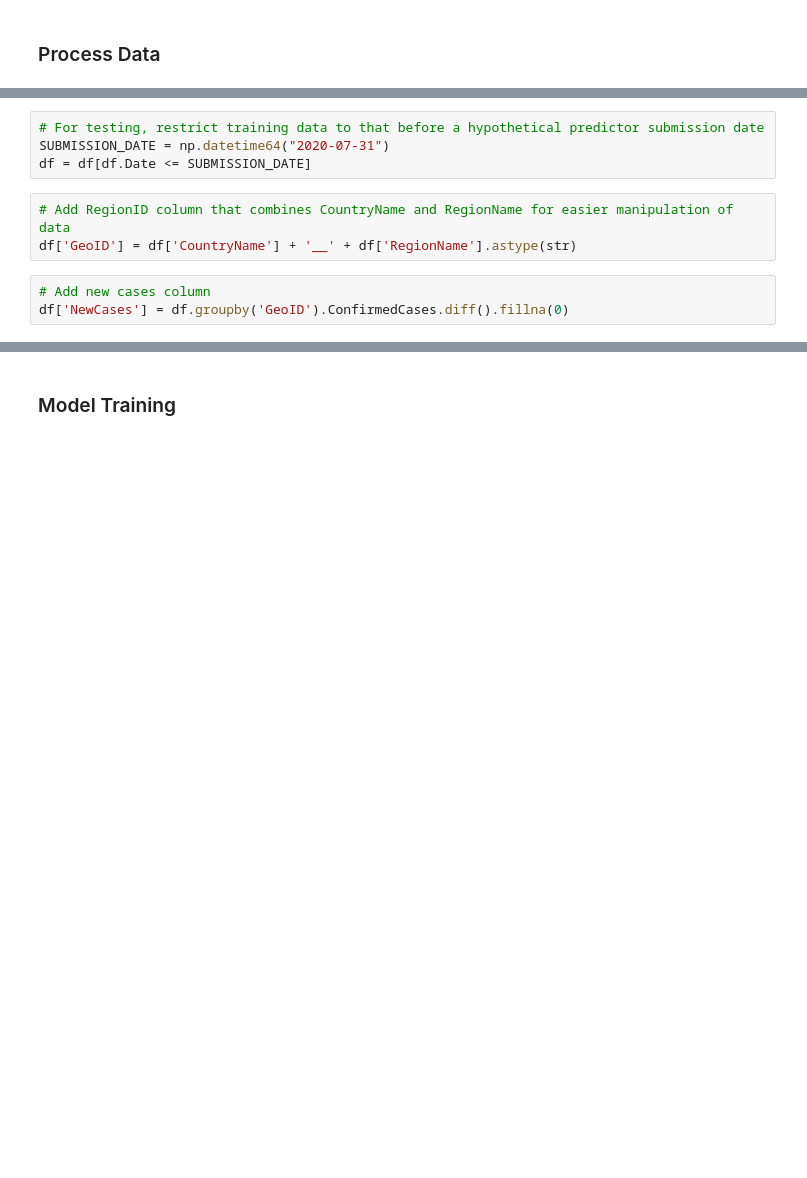
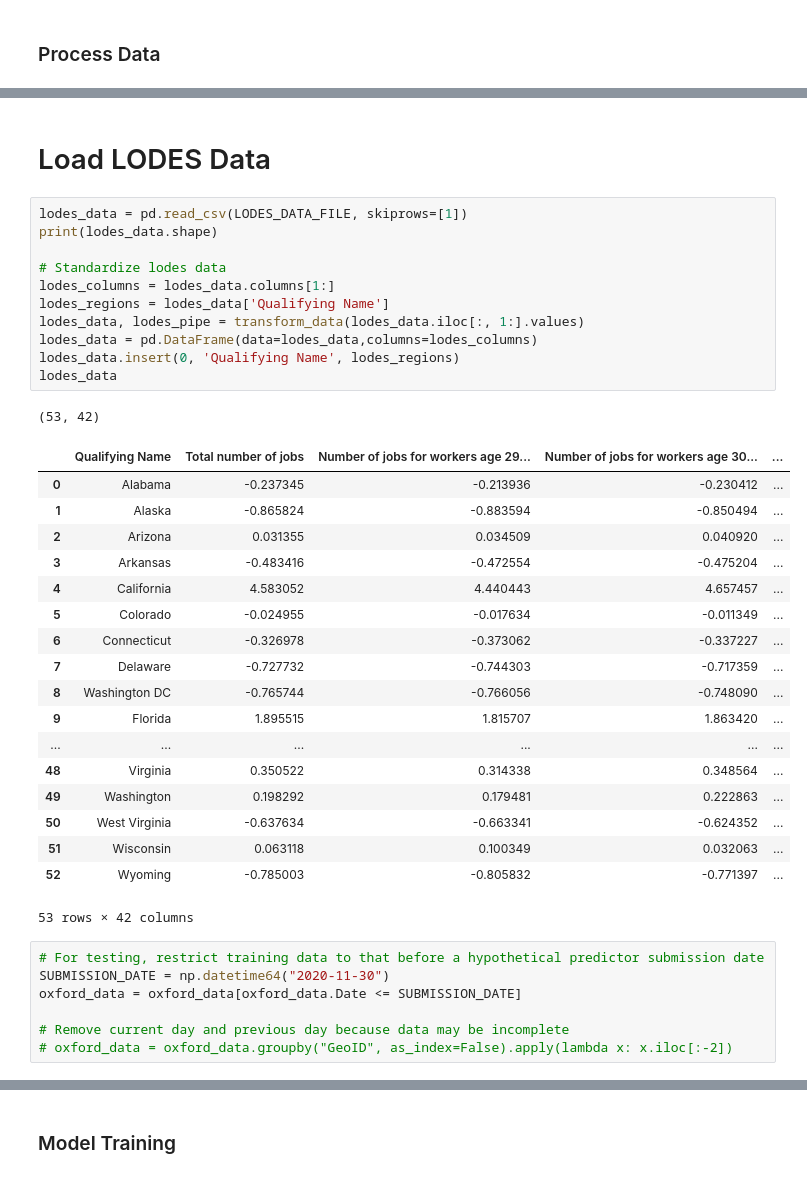
Before and after one commit to katherinesing/usc-xprize-covid, a Jupyter notebook: covid-xprize/covid_xprize/examples/predictors/linear_reg/lin-reg.ipynb, the cells around one changed output, grey strips where cells are left out. Cells and saved outputs as stored; diff of their text form; blank space fills up the shorter version.

```diff
--- a/covid-xprize/covid_xprize/examples/predictors/linear_reg/lin-reg.ipynb
+++ b/covid-xprize/covid_xprize/examples/predictors/linear_reg/lin-reg.ipynb
@@ -55,10 +116,40 @@ Index(['CountryName', 'CountryCode', 'RegionName', 'RegionCode',
+# %% [markdown]
+# Load LODES Data
+# %%
+lodes_data = pd.read_csv(LODES_DATA_FILE, skiprows=[1])
+print(lodes_data.shape)
+
+# Standardize lodes data
+lodes_columns = lodes_data.columns[1:]
+lodes_regions = lodes_data['Qualifying Name']
+lodes_data, lodes_pipe = transform_data(lodes_data.iloc[:, 1:].values)
+lodes_data = pd.DataFrame(data=lodes_data,columns=lodes_columns)
+lodes_data.insert(0, 'Qualifying Name', lodes_regions)
+lodes_data
+# %% [output]
+(53, 42)
+|  | Qualifying Name | Total number of jobs | Number of jobs for workers age 29... | Number of jobs for workers age 30... | ... |
+| 0 | Alabama | -0.237345 | -0.213936 | -0.230412 | ... |
+| 1 | Alaska | -0.865824 | -0.883594 | -0.850494 | ... |
+| 2 | Arizona | 0.031355 | 0.034509 | 0.040920 | ... |
+| 3 | Arkansas | -0.483416 | -0.472554 | -0.475204 | ... |
+| 4 | California | 4.583052 | 4.440443 | 4.657457 | ... |
+| 5 | Colorado | -0.024955 | -0.017634 | -0.011349 | ... |
+| 6 | Connecticut | -0.326978 | -0.373062 | -0.337227 | ... |
+| 7 | Delaware | -0.727732 | -0.744303 | -0.717359 | ... |
+| 8 | Washington DC | -0.765744 | -0.766056 | -0.748090 | ... |
+| 9 | Florida | 1.895515 | 1.815707 | 1.863420 | ... |
+| ... | ... | ... | ... | ... | ... |
+| 48 | Virginia | 0.350522 | 0.314338 | 0.348564 | ... |
+| 49 | Washington | 0.198292 | 0.179481 | 0.222863 | ... |
+| 50 | West Virginia | -0.637634 | -0.663341 | -0.624352 | ... |
+| 51 | Wisconsin | 0.063118 | 0.100349 | 0.032063 | ... |
+| 52 | Wyoming | -0.785003 | -0.805832 | -0.771397 | ... |
+53 rows × 42 columns
 # %%
 # For testing, restrict training data to that before a hypothetical predictor submission date
-SUBMISSION_DATE = np.datetime64("2020-07-31")
-df = df[df.Date <= SUBMISSION_DATE]
+SUBMISSION_DATE = np.datetime64("2020-11-30")
+oxford_data = oxford_data[oxford_data.Date <= SUBMISSION_DATE]
+
+# Remove current day and previous day because data may be incomplete
+# oxford_data = oxford_data.groupby("GeoID", as_index=False).apply(lambda x: x.iloc[:-2])
-# %%
-# Add RegionID column that combines CountryName and RegionName for easier manipulation of data
-df['GeoID'] = df['CountryName'] + '__' + df['RegionName'].astype(str)
-# %%
-# Add new cases column
-df['NewCases'] = df.groupby('GeoID').ConfirmedCases.diff().fillna(0)
```
Also changed, not shown: parts of 48 cells of this notebook, 2 other files.
